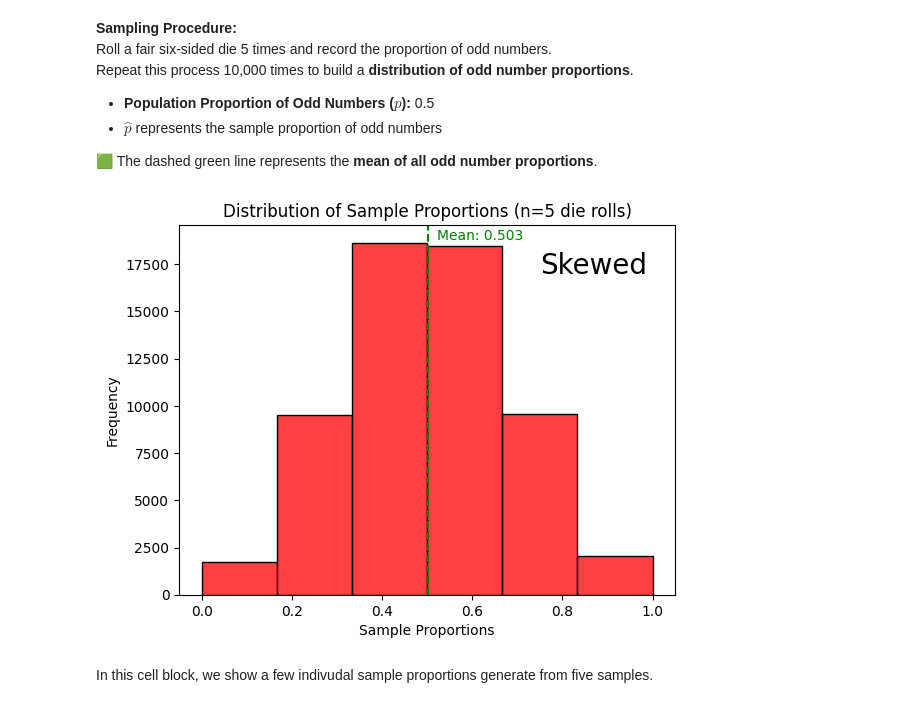
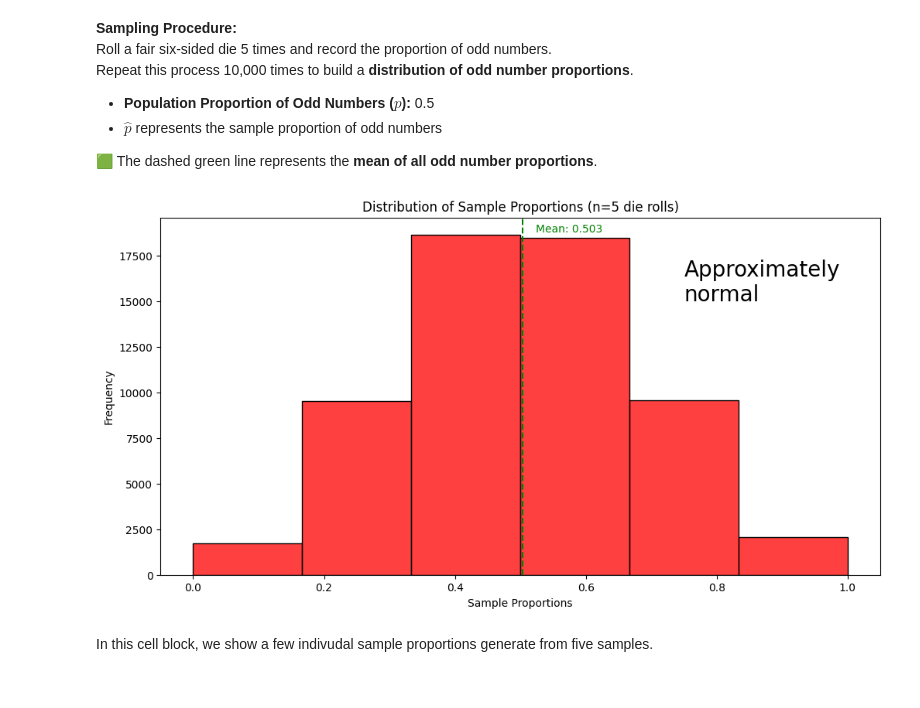
Before and after one commit to ds-modules/ecc-statistics, a Jupyter notebook: sampling_distribution/sampling_distribution.ipynb, the cells around one changed output. Drawn from its saved outputs; the diff is of its cells as text; code cells hidden in the pictures.

```diff
--- a/sampling_distribution/sampling_distribution.ipynb
+++ b/sampling_distribution/sampling_distribution.ipynb
@@ -127,23 +105,9 @@ Repeat this process 10,000 times to build a **distribution of odd number proport
 
 🟩 The dashed green line represents the **mean of all odd number proportions**.
 # %%
-n_samples = 10000
-sample_size = 5
-population = np.arange(1, 7)
-sample_proportions = [np.sum(np.random.choice(population, size=sample_size) % 2 == 1) / sample_size for _ in range(n_samples)]
-
-# plt.figure(figsize=(12, 6))
-sns.histplot(x=sample_proportions, bins=6, color='red', edgecolor='black', stat='frequency')
-plt.axvline(np.mean(sample_proportions), color='green', linestyle='dashed')
-plt.title("Distribution of Sample Proportions (n=5 die rolls)")
-plt.xlabel("Sample Proportions")
-plt.ylabel("Frequency")
-
-plt.text(np.mean(sample_proportions)+0.02, 18800, f"Mean: {np.mean(sample_proportions):.3f}", color='green')
-plt.text(0.75, 17000, "Skewed", fontsize=20, color='black')
-plt.show()
+fair_die_proportions(n_samples, sample_size, population)
 # %% [output]
-[figure, old version]
+[figure, new version]
 # %% [markdown]
 In this cell block, we show a few indivudal sample proportions generate from five samples.
 # %%
```
Also changed, not shown: parts of 5 cells of this notebook, 1 other file.
